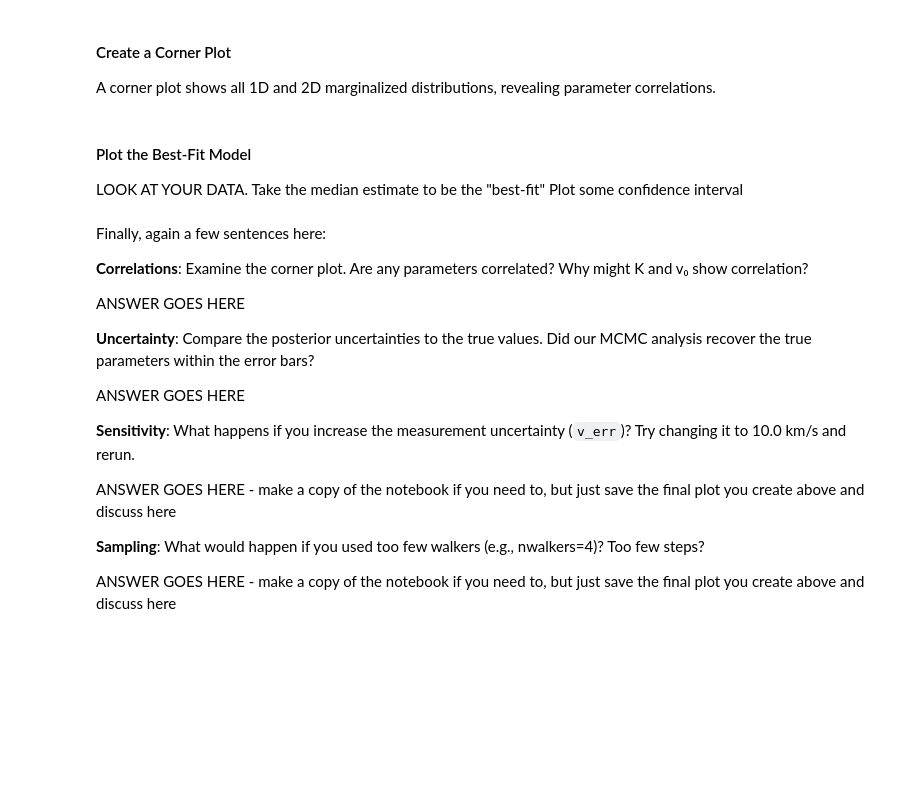
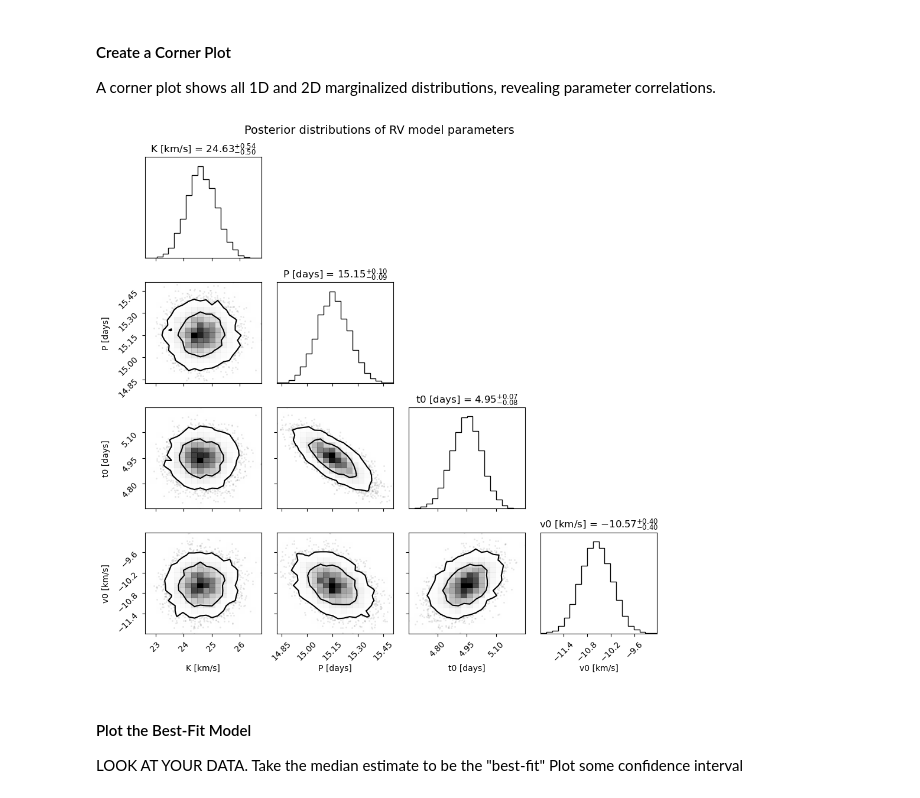
Before and after one commit to veronica-hoffman/ast496_2025_Fall, a Jupyter notebook: homework/Varun Satish/02/hw2.ipynb, the cells around one changed output. Saved outputs shown, nothing was run; the diff lists cells and outputs as text; code cells hidden in the pictures; blank space fills up the shorter version.

```diff
--- a/homework/Varun Satish/02/hw2.ipynb
+++ b/homework/Varun Satish/02/hw2.ipynb
@@ -194,3 +249,21 @@ A corner plot shows all 1D and 2D marginalized distributions, revealing paramete
+# %%
+# you can use the corner package
+labels = ["K [km/s]", "P [days]", "t0 [days]", "v0 [km/s]"]
+fig = corner.corner(
+    flat_samples,
+    labels=labels,
+    show_titles=True,
+    title_fmt=".2f",
+    title_kwargs={"fontsize": 12},
+    plot_datapoints=True,
+    levels=(0.68, 0.95),
+    dpi = 200
+)
+plt.suptitle("Posterior distributions of RV model parameters", fontsize=14)
+plt.tight_layout()
+plt.show()
+# %% [output]
+[figure, added]
 # %% [markdown]
 #### Plot the Best-Fit Model
 LOOK AT YOUR DATA. Take the median estimate to be the "best-fit"
@@ -200,19 +270,0 @@ Plot some confidence interval
-# %% [markdown]
-Finally, again a few sentences here:
-
-**Correlations**: Examine the corner plot. Are any parameters correlated? Why might K and v₀ show correlation?
-
-ANSWER GOES HERE
-
-**Uncertainty**: Compare the posterior uncertainties to the true values. Did our MCMC analysis recover the true parameters within the error bars?
-
-ANSWER GOES HERE
-
-**Sensitivity**: What happens if you increase the measurement uncertainty (`v_err`)? Try changing it to 10.0 km/s and rerun.
-
-ANSWER GOES HERE - make a copy of the notebook if you need to, but just save the final plot you create above and discuss here
-
-**Sampling**: What would happen if you used too few walkers (e.g., nwalkers=4)? Too few steps?
-
-
-ANSWER GOES HERE - make a copy of the notebook if you need to, but just save the final plot you create above and discuss here
```
Also changed, not shown: parts of 14 cells of this notebook, 2 other files.
